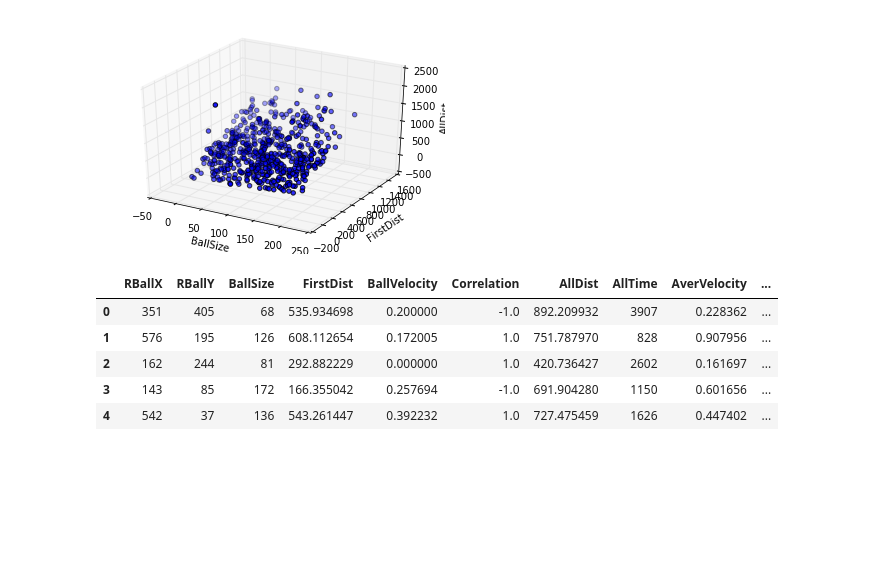
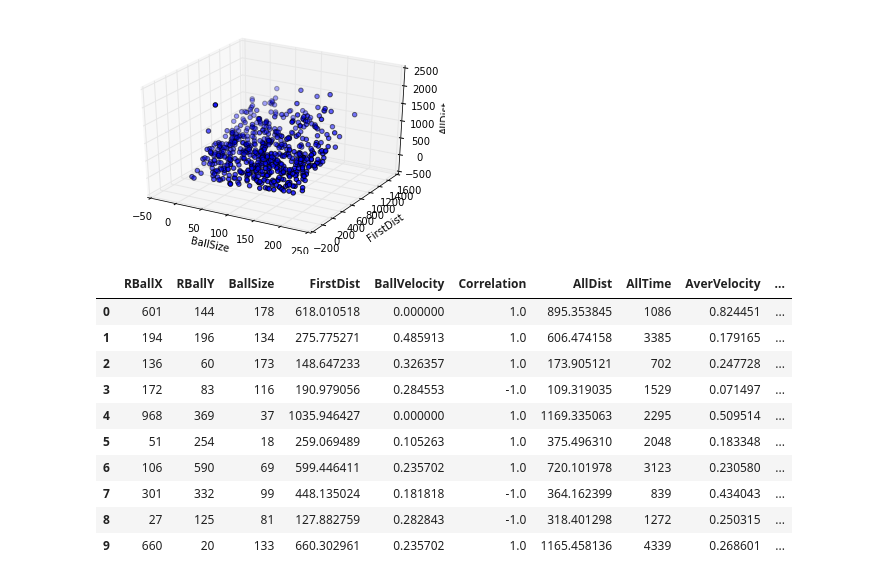
Before and after one commit to ADKosm/Mouse-Tracking, a Jupyter notebook: Mouse Tracking.ipynb, the cells around one changed output. Saved outputs shown, nothing was run; the diff lists cells and outputs as text; code cells hidden in the pictures; blank space fills up the shorter version.

```diff
--- a/Mouse Tracking.ipynb
+++ b/Mouse Tracking.ipynb
@@ -207,7 +207,7 @@ def get_test_data(number):
     raw_data = [load_test(x) for x in range(1, number_of_tests())]
     functions = [
         [lambda x: x['ballX'], lambda x: x['ballY'], lambda x: x['ballSize'], right_or_left, first_distance, all_distance, searching_delay, all_time, average_velocity, max_deviation, lambda x: inertion(x)[0], lambda x: inertion(x)[1], lambda x: x['shots']],
-        [lambda x: relative_coords(x)[0], lambda x: relative_coords(x)[1], lambda x: x['ballSize'], first_distance, ball_velocity, correl, all_distance, all_time, average_velocity, lambda x: abs(max_deviation_d(x)), lambda x: sgn(1, max_deviation_d(x)), delay_d, lambda x: inertion_d(x)[0], lambda x: inertion_d(x)[1]]
+        [lambda x: x['ballX'], lambda x: x['ballY'], lambda x: x['ballSize'], first_distance, ball_velocity, correl, all_distance, all_time, average_velocity, lambda x: abs(max_deviation_d(x)), lambda x: sgn(1, max_deviation_d(x)), delay_d, lambda x: inertion_d(x)[0], lambda x: inertion_d(x)[1]]
     ]
     cols = [
         ['BallX', 'BallY', 'BallSize', 'RorL', 'FirstDist', 'AllDist', 'Delay', 'AllTime', 'AverVelocity', 'MaxDev', 'InerLen', 'InerTime', 'Shots'],
@@ -326,18 +337,25 @@ t = load_test(7)
 #print(first_distance(t))
 # print(max_deviation_d(t))
 # %%
+from sklearn import svm
+
 data2 = get_test_data(2)
 data2corr = data2[data2.Correlation > 0]
 data2ncorr = data2[data2.Correlation < 0]
 data2iner = data2[data2.InerLen > 0]
 
 inerPercentage = len(data2iner)/len(data2)
 
-data2.head()
+data2[:10]
 # %% [output]
 |  | RBallX | RBallY | BallSize | FirstDist | BallVelocity | Correlation | AllDist | AllTime | AverVelocity | ... |
-| 0 | 351 | 405 | 68 | 535.934698 | 0.200000 | -1.0 | 892.209932 | 3907 | 0.228362 | ... |
-| 1 | 576 | 195 | 126 | 608.112654 | 0.172005 | 1.0 | 751.787970 | 828 | 0.907956 | ... |
-| 2 | 162 | 244 | 81 | 292.882229 | 0.000000 | 1.0 | 420.736427 | 2602 | 0.161697 | ... |
-| 3 | 143 | 85 | 172 | 166.355042 | 0.257694 | -1.0 | 691.904280 | 1150 | 0.601656 | ... |
-| 4 | 542 | 37 | 136 | 543.261447 | 0.392232 | 1.0 | 727.475459 | 1626 | 0.447402 | ... |
+| 0 | 601 | 144 | 178 | 618.010518 | 0.000000 | 1.0 | 895.353845 | 1086 | 0.824451 | ... |
+| 1 | 194 | 196 | 134 | 275.775271 | 0.485913 | 1.0 | 606.474158 | 3385 | 0.179165 | ... |
+| 2 | 136 | 60 | 173 | 148.647233 | 0.326357 | 1.0 | 173.905121 | 702 | 0.247728 | ... |
+| 3 | 172 | 83 | 116 | 190.979056 | 0.284553 | -1.0 | 109.319035 | 1529 | 0.071497 | ... |
+| 4 | 968 | 369 | 37 | 1035.946427 | 0.000000 | 1.0 | 1169.335063 | 2295 | 0.509514 | ... |
+| 5 | 51 | 254 | 18 | 259.069489 | 0.105263 | 1.0 | 375.496310 | 2048 | 0.183348 | ... |
+| 6 | 106 | 590 | 69 | 599.446411 | 0.235702 | 1.0 | 720.101978 | 3123 | 0.230580 | ... |
+| 7 | 301 | 332 | 99 | 448.135024 | 0.181818 | -1.0 | 364.162399 | 839 | 0.434043 | ... |
+| 8 | 27 | 125 | 81 | 127.882759 | 0.282843 | -1.0 | 318.401298 | 1272 | 0.250315 | ... |
+| 9 | 660 | 20 | 133 | 660.302961 | 0.235702 | 1.0 | 1165.458136 | 4339 | 0.268601 | ... |
```
Also changed, not shown: parts of 9 cells of this notebook.
